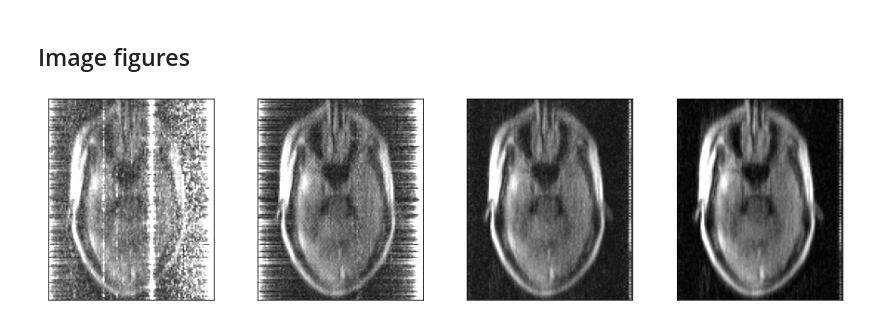
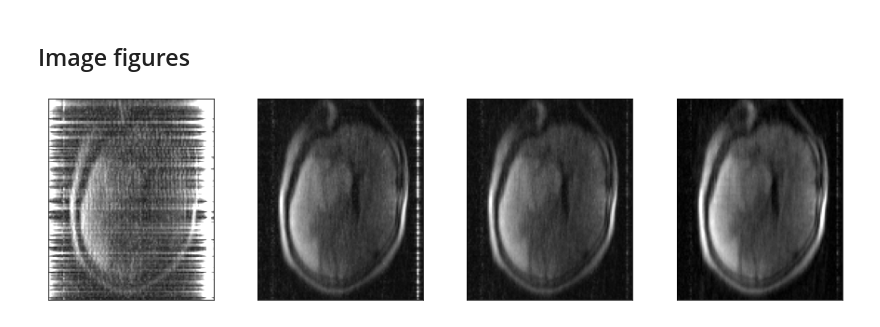
Before and after one commit to haddoc/mrir, a Jupyter notebook: notebooks/demo_imaging.ipynb, the cells around one changed output. Saved outputs shown, nothing was run; the diff lists cells and outputs as text; code cells hidden in the pictures.

```diff
--- a/notebooks/demo_imaging.ipynb
+++ b/notebooks/demo_imaging.ipynb
@@ -13,7 +13,7 @@ import matplotlib.pyplot as plt
 # %% [markdown]
 ## Data import
 # %%
-file_name = "/Users/had-mr/github/data_interference/flair/nr017.h5"
+file_name = "/Users/had-mr/github/data_interference/fse/nr041.h5"
 data, index, metadata = read_raw(file_name)
 # Channel definitions
 n_channels = metadata['console']['adc']['number_channels']
@@ -110,21 +110,21 @@ Interpolate dimension 1 from 136 to 138
 # %%
 slc = 25
 max_mag = 0.015 * np.max(im_nocor)
 fig, ax = plt.subplots(nrows=1, ncols=4, figsize=(12,3))
 fig.subplots_adjust(bottom=0, top=1, left=0, right=1)
 ax[0].imshow(np.abs(im_nocor[:, :, slc]).T, cmap='gray', aspect='equal', vmin=0, vmax=max_mag)
 ax[1].imshow(np.abs(im_cor_static[:, :, slc]).T, cmap='gray', aspect='equal', vmin=0, vmax=max_mag)
 ax[2].imshow(np.abs(im_cor_dyn[:, :, slc]).T, cmap='gray', aspect='equal', vmin=0, vmax=max_mag)
 ax[3].imshow(np.abs(im_cor_dyn_adapt[:, :, slc]).T, cmap='gray', aspect='equal', vmin=0, vmax=0.5*np.max(np.abs(im_cor_dyn_adapt)))
 for a in ax:
     a.set_xticks([])
     a.set_yticks([])
 # fig.savefig("methods_rejection_image.tif", dpi=600, format="tiff")
 dir_data, file_data = os.path.split(file_name)
-dir_fig = os.path.join(dir_data, "figures_image")
+dir_fig = os.path.join(dir_data, "figures")
 if not os.path.isdir(dir_fig):
     os.mkdir(dir_fig)
-file_fig = os.path.splitext(file_data)[0] + ".png"
+file_fig = os.path.splitext(file_data)[0] + ".svg"
 fig.savefig(os.path.join(dir_fig, file_fig))
 # %% [output]
-[figure, old version]
+[figure, new version]
```
Also changed, not shown: parts of 1 cell of this notebook, 2 other files.
